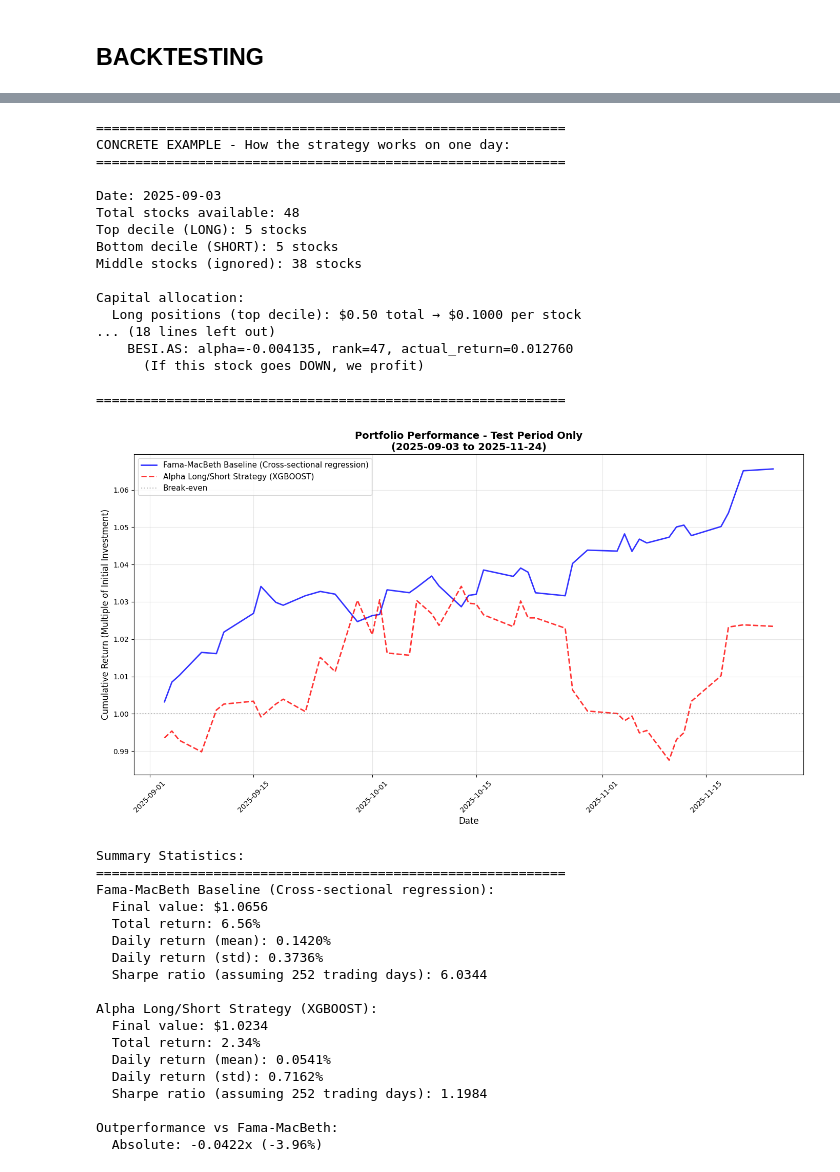
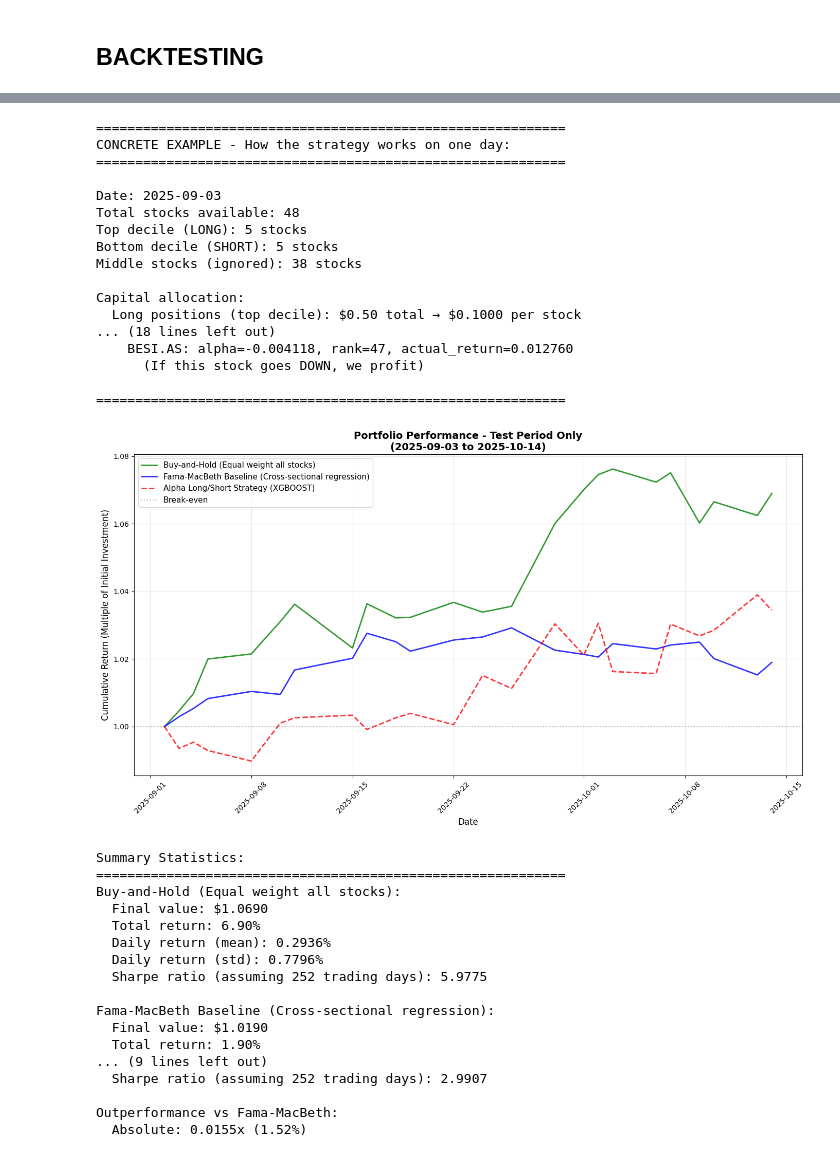
Before and after one commit to PranayKumarCode/StatArb, a Jupyter notebook: Project/alpha.ipynb, the cells around one changed output, grey strips where cells are left out. Saved outputs shown, nothing was run; the diff lists cells and outputs as text; code cells hidden in the pictures.

```diff
--- a/Project/alpha.ipynb
+++ b/Project/alpha.ipynb
@@ -622,7 +628,7 @@ Features with zero importance: 25
 ## BACKTESTING
 # %%
 import matplotlib.pyplot as plt
-from datetime import timedelta
+from datetime import timedelta, datetime
 
 # Get unique dates and split into train (~10 months) and test
 unique_dates = sorted(df.index.get_level_values("date").unique())
@@ -634,11 +640,16 @@ test_start_date = unique_dates[train_days]
 
 print(f"Total dates: {len(unique_dates)}")
 print(f"Train period: {unique_dates[0].date()} to {train_end_date.date()} ({train_days} days)")
-print(f"Test period: {test_start_date.date()} to {unique_dates[-1].date()} ({total_days - train_days} days)")
+
+# Set test period end date (cut off at 2025-10-14)
+test_end_date = pd.Timestamp('2025-10-14')
+actual_test_end = min(unique_dates[-1], test_end_date)
+test_days_in_period = len([d for d in unique_dates if d >= test_start_date and d <= test_end_date])
+print(f"Test period: {test_start_date.date()} to {actual_test_end.date()} ({test_days_in_period} days, cutoff at {test_end_date.date()})")
 
 # Split data
 train_mask = df.index.get_level_values("date") <= train_end_date
-test_mask = df.index.get_level_values("date") >= test_start_date
+test_mask = (df.index.get_level_values("date") >= test_start_date) & (df.index.get_level_values("date") <= test_end_date)
 
 df_train = df[train_mask].copy()
 df_test = df[test_mask].copy()
@@ -997,16 +1028,23 @@ print("\n" + "="*60)
 
 # Plot portfolio performance
 plt.figure(figsize=(14, 8))
-plt.plot(portfolio_dates, fama_macbeth_cumulative, label="Fama-MacBeth Baseline (Cross-sectional regression)",
+plt.plot(plot_dates, buy_hold_cumulative, label="Buy-and-Hold (Equal weight all stocks)",
+         linewidth=2, alpha=0.8, color='green')
+plt.plot(plot_dates, fama_macbeth_cumulative, label="Fama-MacBeth Baseline (Cross-sectional regression)",
          linewidth=2, alpha=0.8, color='blue')
-plt.plot(portfolio_dates, alpha_longshort_cumulative, label=f"Alpha Long/Short Strategy ({model_type.upper()})",
+plt.plot(plot_dates, alpha_longshort_cumulative, label=f"Alpha Long/Short Strategy ({model_type.upper()})",
          linewidth=2, alpha=0.8, linestyle="--", color='red')
 
 plt.axhline(y=1.0, color='gray', linestyle=':', alpha=0.5, label='Break-even')
 plt.xlabel("Date", fontsize=12)
 plt.ylabel("Cumulative Return (Multiple of Initial Investment)", fontsize=12)
-plt.title(f"Portfolio Performance - Test Period Only\n({test_start_date.date()} to {portfolio_dates[-1].date()})",
-          fontsize=14, fontweight='bold')
+if len(portfolio_dates) > 0:
+    actual_end_date = min(portfolio_dates[-1], test_end_date)
+    plt.title(f"Portfolio Performance - Test Period Only\n({test_start_date.date()} to {actual_end_date.date()})",
+              fontsize=14, fontweight='bold')
+else:
+    plt.title(f"Portfolio Performance - Test Period Only",
+              fontsize=14, fontweight='bold')
 plt.legend(fontsize=11, loc='best')
 plt.grid(True, alpha=0.3)
 plt.xticks(rotation=45)
@@ -1016,7 +1054,17 @@ plt.show()
 # Print summary statistics
 print(f"\nSummary Statistics:")
 print(f"=" * 60)
-print(f"Fama-MacBeth Baseline (Cross-sectional regression):")
+print(f"Buy-and-Hold (Equal weight all stocks):")
+print(f"  Final value: ${buy_hold_cumulative[-1]:.4f}")
+print(f"  Total return: {((buy_hold_cumulative[-1] - 1) * 100):.2f}%")
+print(f"  Daily return (mean): {np.mean(buy_hold_returns)*100:.4f}%")
+print(f"  Daily return (std): {np.std(buy_hold_returns)*100:.4f}%")
+if np.std(buy_hold_returns) > 1e-10:
+    print(f"  Sharpe ratio (assuming 252 trading days): {np.mean(buy_hold_returns) / np.std(buy_hold_returns) * np.sqrt(252):.4f}")
+else:
+    print(f"  Sharpe ratio: N/A (zero volatility)")
+
+print(f"\nFama-MacBeth Baseline (Cross-sectional regression):")
 print(f"  Final value: ${fama_macbeth_cumulative[-1]:.4f}")
 print(f"  Total return: {((fama_macbeth_cumulative[-1] - 1) * 100):.2f}%")
 print(f"  Daily return (mean): {np.mean(fama_macbeth_returns)*100:.4f}%")
@@ -1031,50 +1079,49 @@ print(f"  Final value: ${alpha_longshort_cumulative[-1]:.4f}")
 print(f"  Total return: {((alpha_longshort_cumulative[-1] - 1) * 100):.2f}%")
 print(f"  Daily return (mean): {np.mean(alpha_longshort_returns)*100:.4f}%")
 print(f"  Daily return (std): {np.std(alpha_longshort_returns)*100:.4f}%")
 if np.std(alpha_longshort_returns) > 1e-10:
     print(f"  Sharpe ratio (assuming 252 trading days): {np.mean(alpha_longshort_returns) / np.std(alpha_longshort_returns) * np.sqrt(252):.4f}")
 else:
     print(f"  Sharpe ratio: N/A (zero volatility)")
 
 # Calculate outperformance
 outperformance = alpha_longshort_cumulative[-1] - fama_macbeth_cumulative[-1]
 outperformance_pct = (outperformance / fama_macbeth_cumulative[-1]) * 100 if fama_macbeth_cumulative[-1] > 0 else 0
 print(f"\nOutperformance vs Fama-MacBeth:")
 print(f"  Absolute: {outperformance:.4f}x ({outperformance_pct:.2f}%)")
 # %% [output]
 ============================================================
 CONCRETE EXAMPLE - How the strategy works on one day:
 ============================================================
 
 Date: 2025-09-03
 Total stocks available: 48
 Top decile (LONG): 5 stocks
 Bottom decile (SHORT): 5 stocks
 Middle stocks (ignored): 38 stocks
 
 Capital allocation:
   Long positions (top decile): $0.50 total → $0.1000 per stock
 ... (18 lines left out)
-    BESI.AS: alpha=-0.004135, rank=47, actual_return=0.012760
+    BESI.AS: alpha=-0.004118, rank=47, actual_return=0.012760
       (If this stock goes DOWN, we profit)
 
 ============================================================
-[figure, old version]
+[figure, new version]
 Summary Statistics:
 ============================================================
+Buy-and-Hold (Equal weight all stocks):
+  Final value: $1.0690
+  Total return: 6.90%
+  Daily return (mean): 0.2936%
+  Daily return (std): 0.7796%
+  Sharpe ratio (assuming 252 trading days): 5.9775
+
 Fama-MacBeth Baseline (Cross-sectional regression):
-  Final value: $1.0656
-  Total return: 6.56%
-  Daily return (mean): 0.1420%
-  Daily return (std): 0.3736%
-  Sharpe ratio (assuming 252 trading days): 6.0344
-
-Alpha Long/Short Strategy (XGBOOST):
-  Final value: $1.0234
-  Total return: 2.34%
-  Daily return (mean): 0.0541%
-  Daily return (std): 0.7162%
-  Sharpe ratio (assuming 252 trading days): 1.1984
+  Final value: $1.0190
+  Total return: 1.90%
+... (9 lines left out)
+  Sharpe ratio (assuming 252 trading days): 2.9907
 
 Outperformance vs Fama-MacBeth:
-  Absolute: -0.0422x (-3.96%)
+  Absolute: 0.0155x (1.52%)
```
Also changed, not shown: parts of 10 cells of this notebook.
